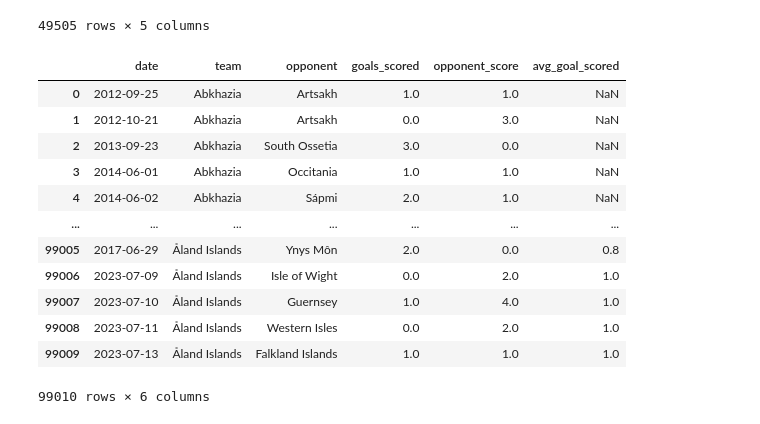
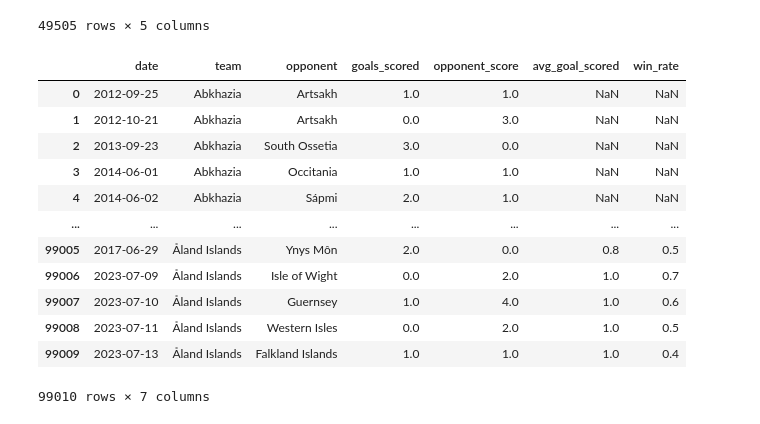
Before and after one commit to MayankK1103/WorldCupPredictionModel, a Jupyter notebook: run.ipynb, the cells around one changed output. Cells and saved outputs as stored; diff of their text form; code cells hidden in the pictures.

Commit message:
added win rate column

```diff
--- a/run.ipynb
+++ b/run.ipynb
@@ -172,18 +173,29 @@ result = result.reset_index(drop=True)
 avg_goal = result.groupby('team')['goals_scored'].rolling(window = 5).mean().shift()
 avg_goal = avg_goal.reset_index(drop=True)
 result["avg_goal_scored"] = avg_goal
-result
-# %% [output]
-|  | date | team | opponent | goals_scored | opponent_score | avg_goal_scored |
-| 0 | 2012-09-25 | Abkhazia | Artsakh | 1.0 | 1.0 | NaN |
-| 1 | 2012-10-21 | Abkhazia | Artsakh | 0.0 | 3.0 | NaN |
-| 2 | 2013-09-23 | Abkhazia | South Ossetia | 3.0 | 0.0 | NaN |
-| 3 | 2014-06-01 | Abkhazia | Occitania | 1.0 | 1.0 | NaN |
-| 4 | 2014-06-02 | Abkhazia | Sápmi | 2.0 | 1.0 | NaN |
-| ... | ... | ... | ... | ... | ... | ... |
-| 99005 | 2017-06-29 | Åland Islands | Ynys Môn | 2.0 | 0.0 | 0.8 |
-| 99006 | 2023-07-09 | Åland Islands | Isle of Wight | 0.0 | 2.0 | 1.0 |
-| 99007 | 2023-07-10 | Åland Islands | Guernsey | 1.0 | 4.0 | 1.0 |
-| 99008 | 2023-07-11 | Åland Islands | Western Isles | 0.0 | 2.0 | 1.0 |
-| 99009 | 2023-07-13 | Åland Islands | Falkland Islands | 1.0 | 1.0 | 1.0 |
-99010 rows × 6 columns
+# %%
+# create new column that has the win rate for that game
+conditions = [
+    (result["goals_scored"] > result["opponent_score"]),
+    (result["goals_scored"] < result["opponent_score"]),
+    (result["goals_scored"] == result["opponent_score"])
+]
+choices = [1, 0, 0.5]
+
+win_rate = np.select(conditions, choices, default = 0)
+result["win_rate"] = pd.Series(win_rate).rolling(window=5).mean().shift()
+result
+# %% [output]
+|  | date | team | opponent | goals_scored | opponent_score | avg_goal_scored | win_rate |
+| 0 | 2012-09-25 | Abkhazia | Artsakh | 1.0 | 1.0 | NaN | NaN |
+| 1 | 2012-10-21 | Abkhazia | Artsakh | 0.0 | 3.0 | NaN | NaN |
+| 2 | 2013-09-23 | Abkhazia | South Ossetia | 3.0 | 0.0 | NaN | NaN |
+| 3 | 2014-06-01 | Abkhazia | Occitania | 1.0 | 1.0 | NaN | NaN |
+| 4 | 2014-06-02 | Abkhazia | Sápmi | 2.0 | 1.0 | NaN | NaN |
+| ... | ... | ... | ... | ... | ... | ... | ... |
+| 99005 | 2017-06-29 | Åland Islands | Ynys Môn | 2.0 | 0.0 | 0.8 | 0.5 |
+| 99006 | 2023-07-09 | Åland Islands | Isle of Wight | 0.0 | 2.0 | 1.0 | 0.7 |
+| 99007 | 2023-07-10 | Åland Islands | Guernsey | 1.0 | 4.0 | 1.0 | 0.6 |
+| 99008 | 2023-07-11 | Åland Islands | Western Isles | 0.0 | 2.0 | 1.0 | 0.5 |
+| 99009 | 2023-07-13 | Åland Islands | Falkland Islands | 1.0 | 1.0 | 1.0 | 0.4 |
+99010 rows × 7 columns
```
Also changed, not shown: parts of 1 cell of this notebook.
